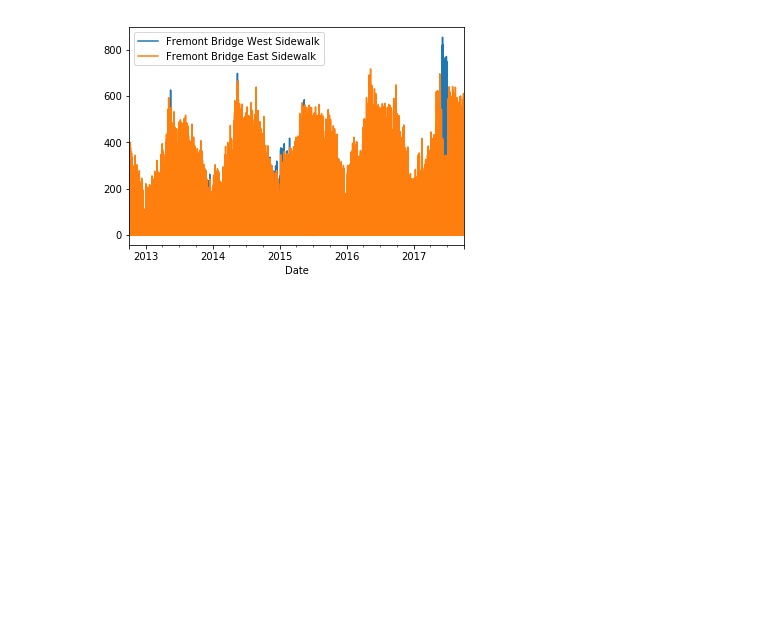
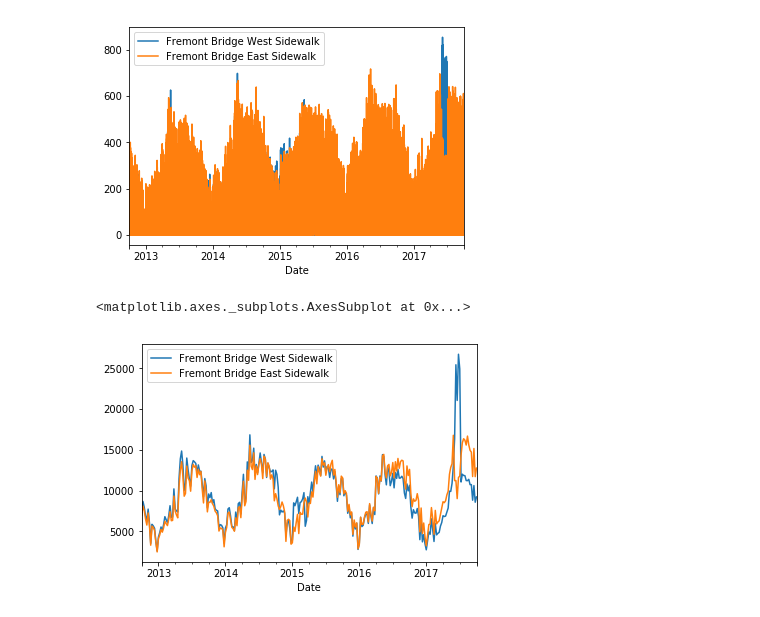
Before and after one commit to rongchuhe2/JupyterWorkflow, a Jupyter notebook: JupyterWorkflow.ipynb, the cells around one changed output. Cells and saved outputs as stored; diff of their text form; code cells hidden in the pictures; blank space fills up the shorter version.

```diff
--- a/JupyterWorkflow.ipynb
+++ b/JupyterWorkflow.ipynb
@@ -34,3 +35,8 @@ data.plot()
 # %% [output]
 <matplotlib.axes._subplots.AxesSubplot at 0x...>
 [figure]
+# %%
+data.resample('w').sum().plot()
+# %% [output]
+<matplotlib.axes._subplots.AxesSubplot at 0x...>
+[figure, added]
```
Also changed, not shown: parts of 9 cells of this notebook.
